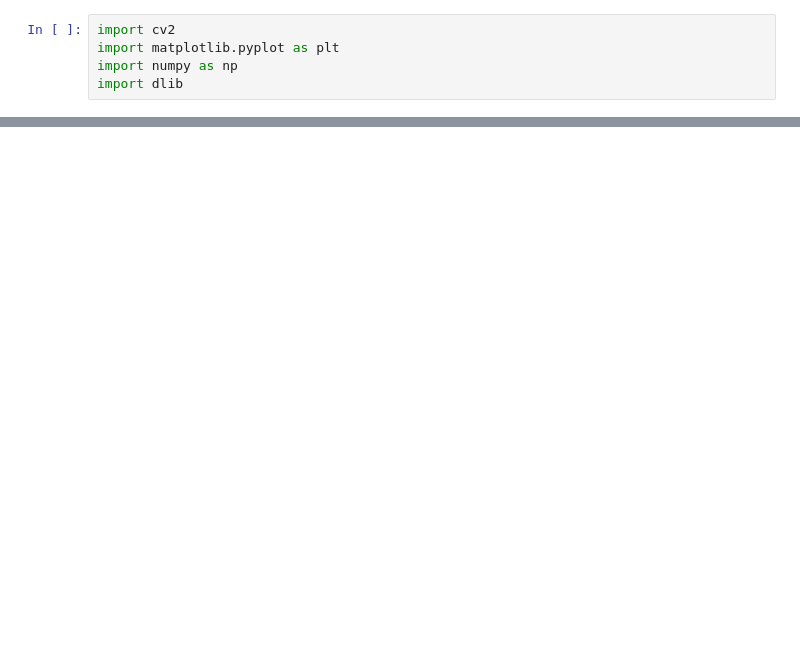
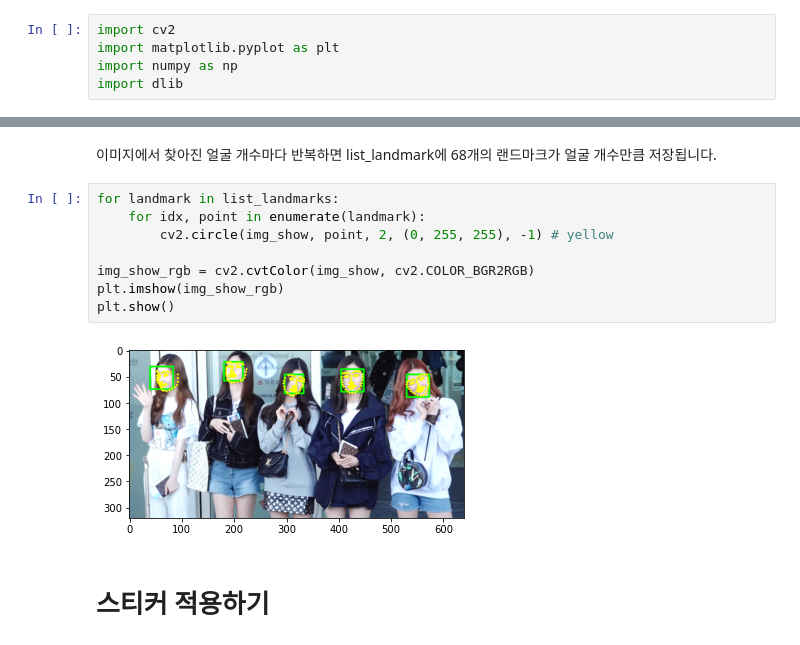
Before and after one commit to PEBpung/Aiffel, a Jupyter notebook: Project/Exploration/E10. Camera sticker app_ex.ipynb, the cells around one changed output, grey strips where cells are left out. Drawn from its saved outputs; the diff is of its cells as text; blank space fills up the shorter version.

```diff
--- a/Project/Exploration/E10. Camera sticker app_ex.ipynb
+++ b/Project/Exploration/E10. Camera sticker app_ex.ipynb
@@ -21,2 +87,14 @@ img_show = img_bgr.copy() # 출력용 이미지 복사
+# %% [markdown]
+이미지에서 찾아진 얼굴 개수마다 반복하면 list_landmark에 68개의 랜드마크가 얼굴 개수만큼 저장됩니다.
+# %%
+for landmark in list_landmarks:
+    for idx, point in enumerate(landmark):
+        cv2.circle(img_show, point, 2, (0, 255, 255), -1) # yellow
+
+img_show_rgb = cv2.cvtColor(img_show, cv2.COLOR_BGR2RGB)
+plt.imshow(img_show_rgb)
+plt.show()
+# %% [output]
+[figure, added]
 # %% [markdown]
-#
+# 스티커 적용하기
```
Also changed, not shown: parts of 28 cells of this notebook.
